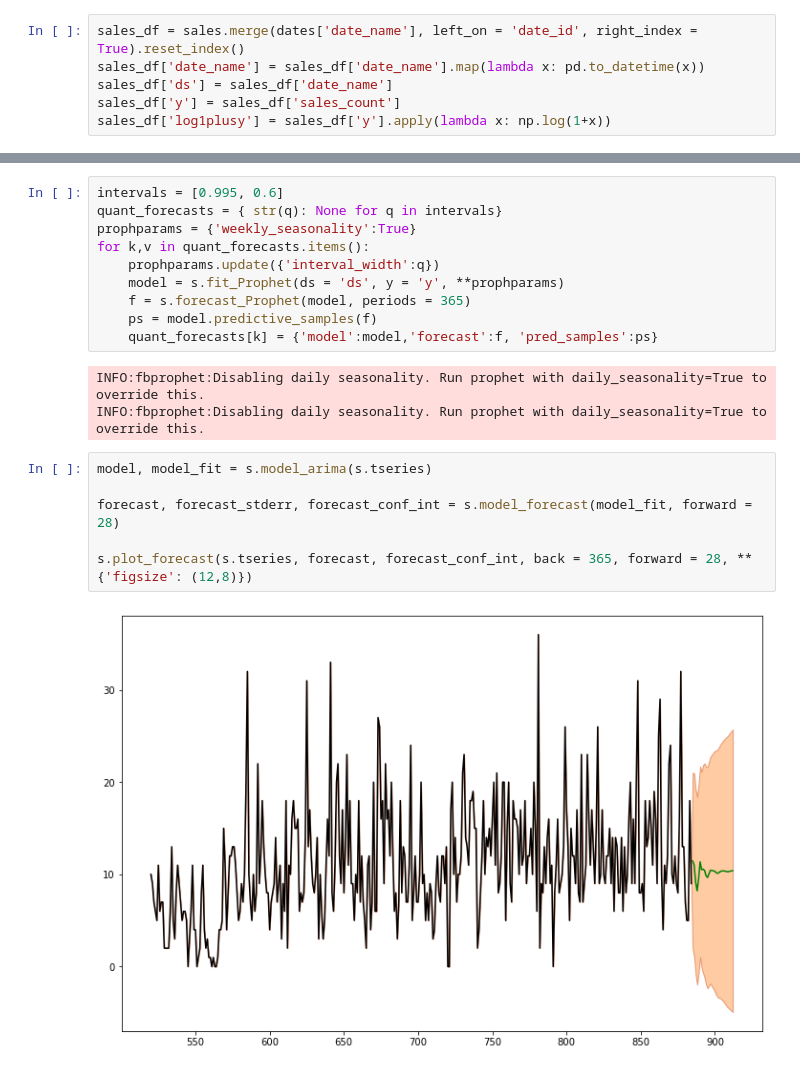
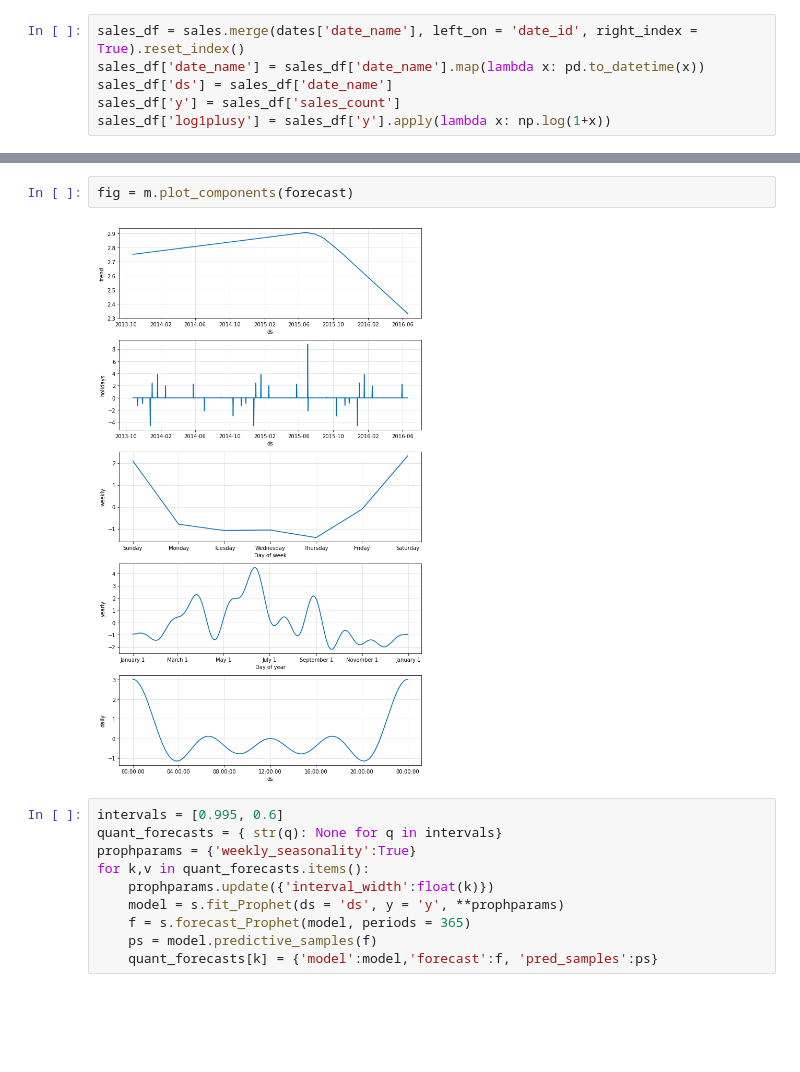
Before and after one commit to chrisgschon/M5Forecasting-Uncertainty, a Jupyter notebook: eda.ipynb, the cells around one changed output, grey strips where cells are left out. Drawn from its saved outputs; the diff is of its cells as text; blank space fills up the shorter version.

```diff
--- a/eda.ipynb
+++ b/eda.ipynb
@@ -119,21 +193,14 @@ s = Series(sales_df[:-28], 'sales_count')
+# %%
+fig = m.plot_components(forecast)
+# %% [output]
+[figure, added]
 # %%
 intervals = [0.995, 0.6]
 quant_forecasts = { str(q): None for q in intervals}
 prophparams = {'weekly_seasonality':True}
 for k,v in quant_forecasts.items():
-    prophparams.update({'interval_width':q})
+    prophparams.update({'interval_width':float(k)})
     model = s.fit_Prophet(ds = 'ds', y = 'y', **prophparams)
     f = s.forecast_Prophet(model, periods = 365)
     ps = model.predictive_samples(f)
     quant_forecasts[k] = {'model':model,'forecast':f, 'pred_samples':ps}
-# %% [output]
-INFO:fbprophet:Disabling daily seasonality. Run prophet with daily_seasonality=True to override this.
-INFO:fbprophet:Disabling daily seasonality. Run prophet with daily_seasonality=True to override this.
-# %%
-model, model_fit = s.model_arima(s.tseries)
-
-forecast, forecast_stderr, forecast_conf_int = s.model_forecast(model_fit, forward = 28)
-
-s.plot_forecast(s.tseries, forecast, forecast_conf_int, back = 365, forward = 28, **{'figsize': (12,8)})
-# %% [output]
-[figure, removed]
```
Also changed, not shown: parts of 18 cells of this notebook, 1 other file.
